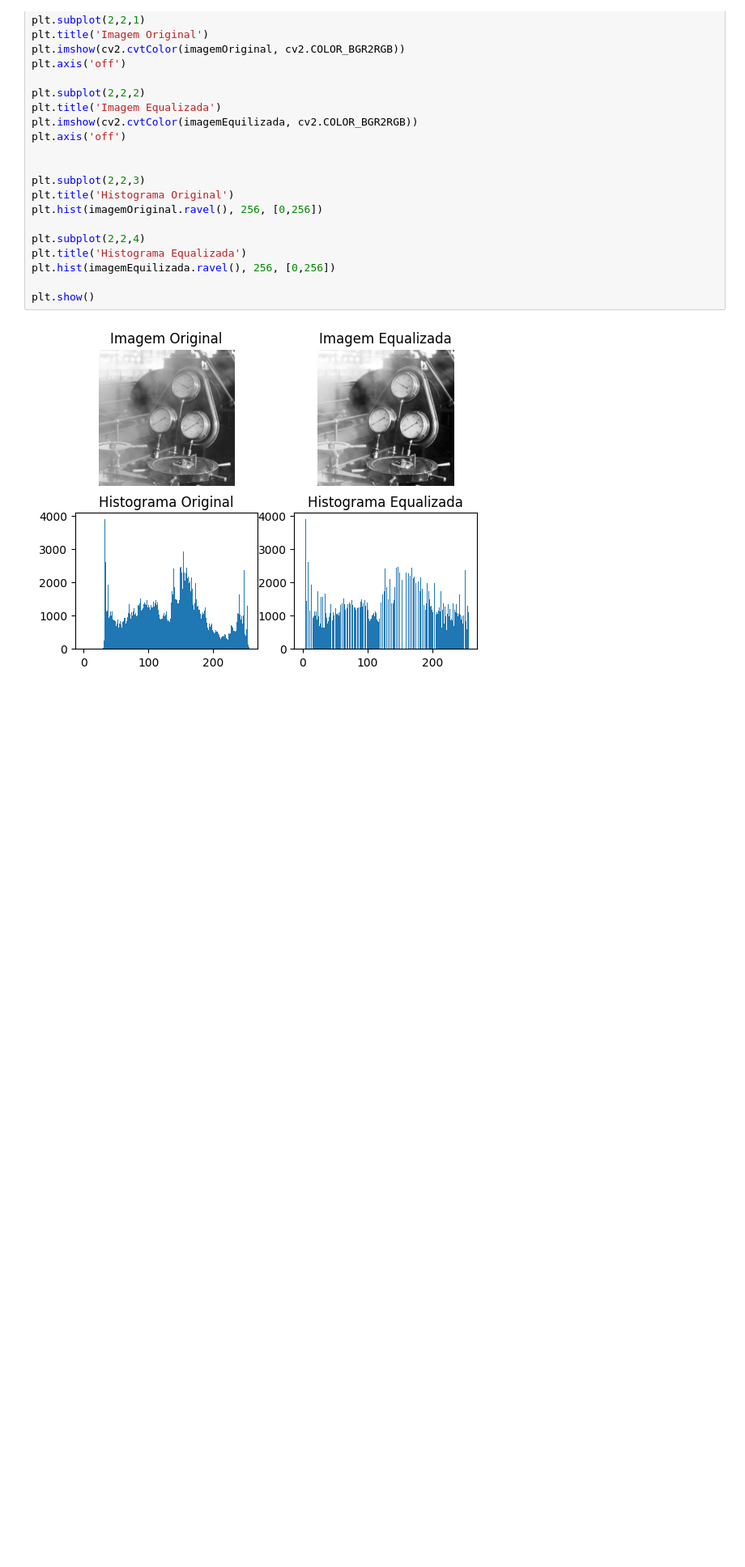
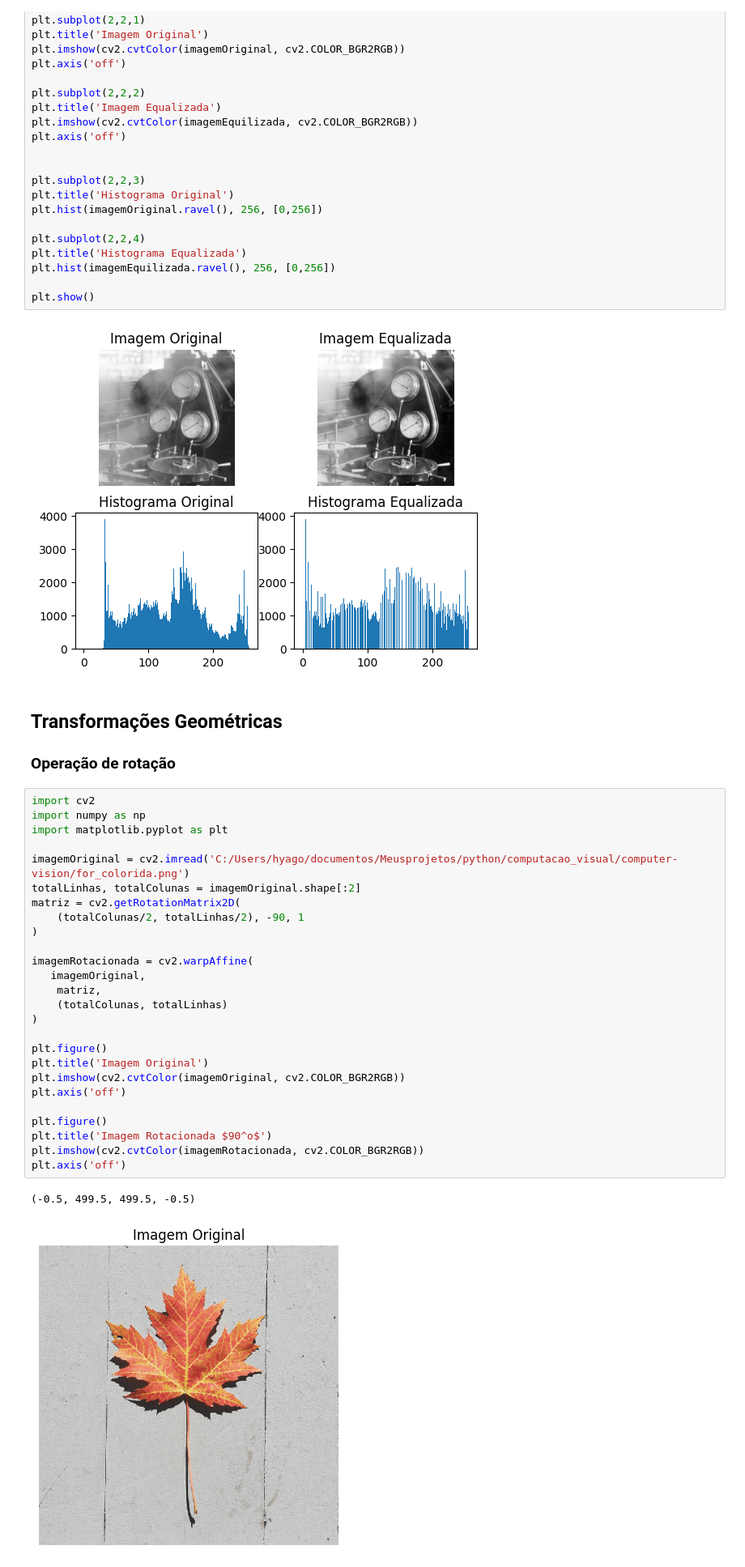
Before and after one commit to HyagoAllyf/computer-vision, a Jupyter notebook: aula5.ipynb, the cells around one changed output. Shown at 81% size. Saved outputs shown, nothing was run; the diff lists cells and outputs as text; blank space fills up the shorter version.

```diff
--- a/aula5.ipynb
+++ b/aula5.ipynb
@@ -174,3 +174,36 @@ plt.hist(imagemEquilizada.ravel(), 256, [0,256])
 plt.show()
 # %% [output]
 [figure]
+# %% [markdown]
+## Transformações Geométricas
+
+### **Operação de rotação**
+# %%
+import cv2
+import numpy as np
+import matplotlib.pyplot as plt
+
+imagemOriginal = cv2.imread('C:/Users/hyago/documentos/Meusprojetos/python/computacao_visual/computer-vision/for_colorida.png')
+totalLinhas, totalColunas = imagemOriginal.shape[:2]
+matriz = cv2.getRotationMatrix2D(
+    (totalColunas/2, totalLinhas/2), -90, 1
+)
+
+imagemRotacionada = cv2.warpAffine(
+   imagemOriginal,
+    matriz,
+    (totalColunas, totalLinhas)
+)
+
+plt.figure()
+plt.title('Imagem Original')
+plt.imshow(cv2.cvtColor(imagemOriginal, cv2.COLOR_BGR2RGB))
+plt.axis('off')
+
+plt.figure()
+plt.title('Imagem Rotacionada $90^o$')
+plt.imshow(cv2.cvtColor(imagemRotacionada, cv2.COLOR_BGR2RGB))
+plt.axis('off')
+# %% [output]
+(-0.5, 499.5, 499.5, -0.5)
+[figure, added]
```
Also changed, not shown: parts of 9 cells of this notebook, 3 other files.
